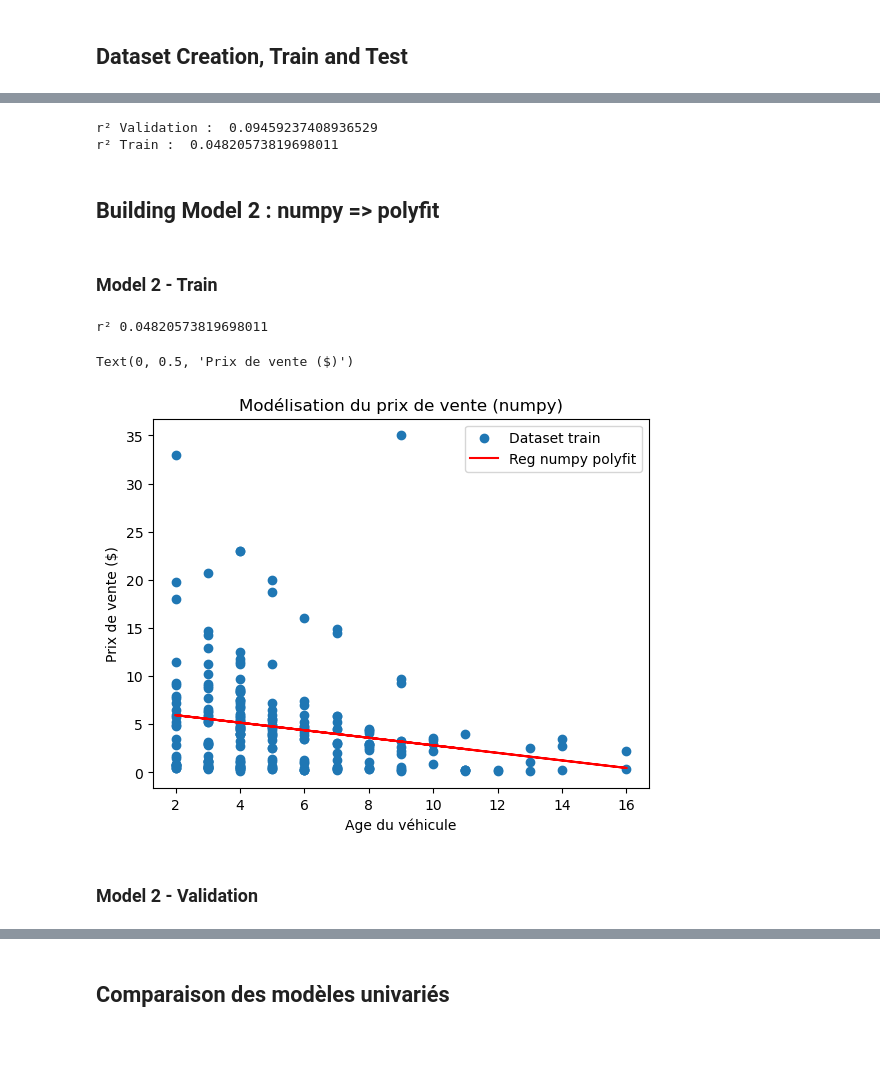
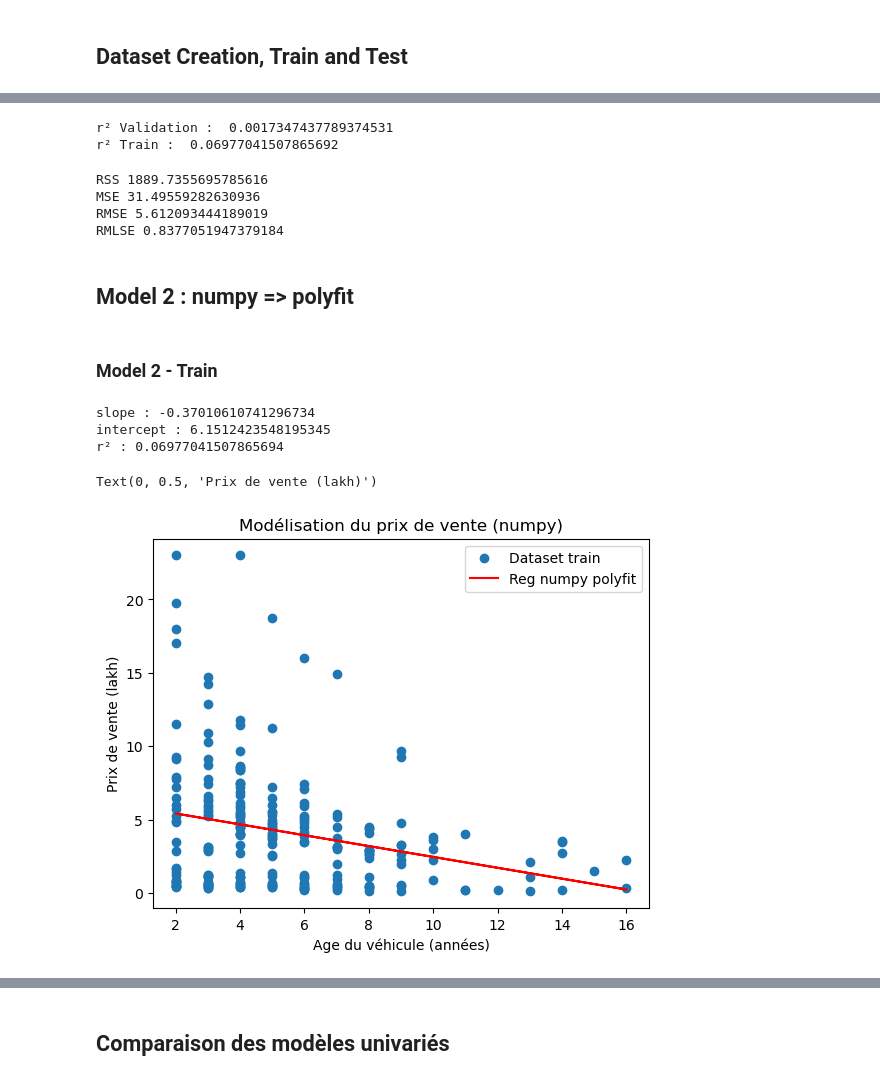
Before and after one commit to brusadelli-luca/NewCar, a Jupyter notebook: main.ipynb, the cells around one changed output, grey strips where cells are left out. Cells and saved outputs as stored; diff of their text form; code cells hidden in the pictures; blank space fills up the shorter version.

```diff
--- a/main.ipynb
+++ b/main.ipynb
@@ -164,0 +213,7 @@ Pas compris, voir avec K.
+# %%
+#Elimination des données isolées
+car_data.drop(car_data[car_data["Kms_Driven"]>300000].index, inplace = True)
+car_data.drop(car_data[car_data["Selling_Price"]>25].index, inplace = True)
+car_data.drop(car_data[car_data["Owner"]==3].index, inplace = True)
+
+car_data.reset_index(drop=True, inplace=True)
@@ -165,10 +224,10 @@ Pas compris, voir avec K.
 # %% [markdown]
 ## Dataset Creation, Train and Test
 # %%
-#selection de la 2e colonne de notre dataset (année)
-X = df.Year.max() + 1 - df.Year
+# Sélection de la variable explicative (calcul de l'âge du véhicule)
+X = car_data.Year.max() + 1 - car_data.Year
 
-#selection de la 3e colonnes de notre dataset (prix)
-Y = df.Selling_Price
+# Sélection de la variable expliquée (prix du véhicule)
+Y = car_data.Selling_Price
 
 X_train, X_valid, Y_train, Y_valid = train_test_split(X, Y, train_size = 0.8, test_size = 0.2, random_state = 42)
@@ -192,5 +295,2 @@ std error : 0.11294793599920876
 # %%
-def predict(x):
-    return slope_1 * x + intercept_1
-
-fit_1 = predict(X_train)
+fit_1 = predict(X_train, slope_1, intercept_1)
@@ -229,25 +332,44 @@ Text(0, 0.5, 'Prix de vente ($)')
 # %%
-slope_1V, intercept_1V, r_value_1V, p_value_1V, std_err_1V = stats.linregress(Y_valid, Y_pred_1)
-print('r² Validation : ', r_value_1V**2)
-print('r² Train : ', r_value_1**2)
+r2_1V = r2_score(Y_valid, Y_pred_1)
+
+print('r² Validation : ', r2_1V)
+print('r² Train : ', r2_1)
 # %% [output]
-r² Validation :  0.09459237408936529
-r² Train :  0.04820573819698011
+r² Validation :  0.0017347437789374531
+r² Train :  0.06977041507865692
+# %%
+rss_1V = RSS(Y_valid, Y_pred_1)
+mse_1V = MSE(Y_valid, Y_pred_1)
+rmse_1V = RMSE(Y_valid, Y_pred_1)
+rmsle_1V = RMSLE(Y_valid, Y_pred_1)
+
+print('RSS', rss_1V)
+print('MSE', mse_1V)
+print('RMSE', rmse_1V)
+print('RMLSE', rmsle_1V)
+# %% [output]
+RSS 1889.7355695785616
+MSE 31.49559282630936
+RMSE 5.612093444189019
+RMLSE 0.8377051947379184
 # %% [markdown]
-## Building Model 2 : numpy => polyfit
+## Model 2 : numpy => polyfit
-# %% [markdown]
-### Model 2 - Train
+# %% [markdown]
+### Model 2 - Train
 # %%
 coeffs_2 = np.polyfit(X_train, Y_train, 1)
 slope_2 = coeffs_2[0]
 intercept_2 = coeffs_2[1]
 
-correlation_2 = np.corrcoef(X_train, Y_train)[0, 1]
-print('r²', correlation_2**2)
+print('slope :', slope_2)
+print('intercept :', intercept_2)
+
+r2_2 = np.corrcoef(X_train, Y_train)[0, 1]**2
+
+print('r² :', r2_2)
 # %% [output]
-r² 0.04820573819698011
+slope : -0.37010610741296734
+intercept : 6.1512423548195345
+r² : 0.06977041507865694
 # %%
-def predict(x):
-    return slope_2 * x + intercept_2
-
-fit_2 = predict(X_train)
+fit_2 = predict(X_train, slope_2, intercept_2)
@@ -254,16 +379,14 @@ fit_2 = predict(X_train)
 # %%
 plt.scatter(X_train, Y_train, label='Dataset train')
 plt.plot(X_train, fit_2, c='red', label='Reg numpy polyfit')
 plt.legend()
 
 # Set title
 plt.title('Modélisation du prix de vente (numpy)')
 # Set x-axis label
-plt.xlabel('Age du véhicule')
+plt.xlabel('Age du véhicule (années)')
 # Set y-axis label
-plt.ylabel('Prix de vente ($)')
+plt.ylabel('Prix de vente (lakh)')
 # %% [output]
-Text(0, 0.5, 'Prix de vente ($)')
+Text(0, 0.5, 'Prix de vente (lakh)')
-[figure, old version]
+[figure, new version]
-# %% [markdown]
-### Model 2 - Validation
```
Also changed, not shown: parts of 121 cells of this notebook.
